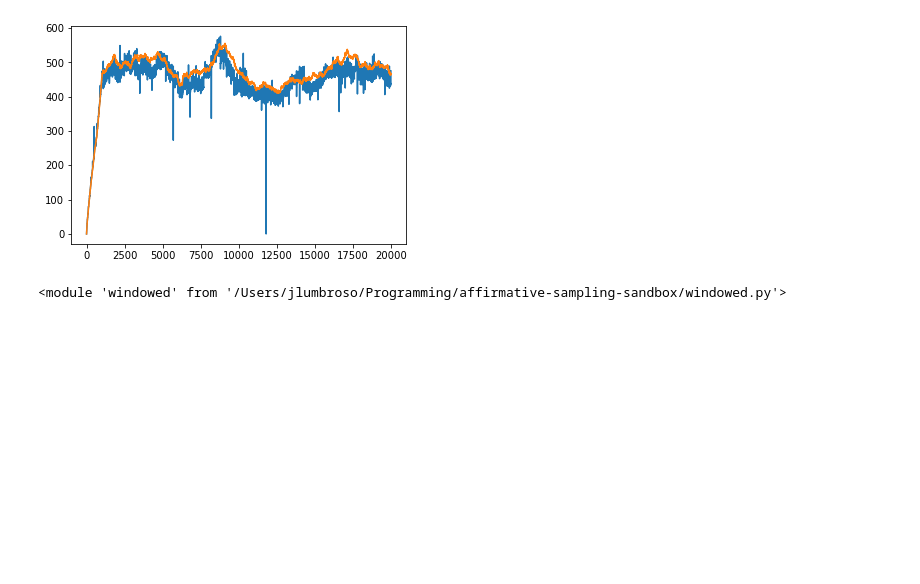
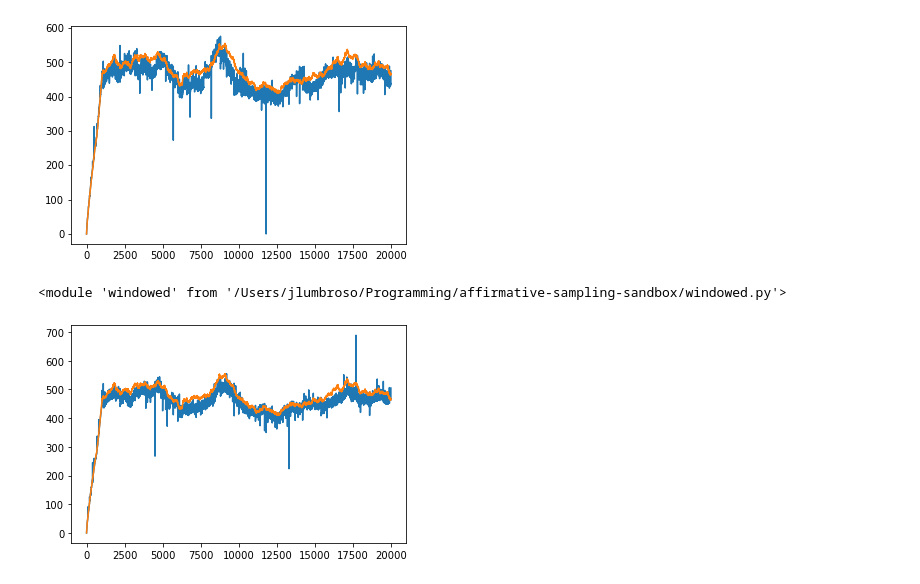
Before and after one commit to jlumbroso/affirmative-sampling-sandbox, a Jupyter notebook: WindowedSandbox3.ipynb, the cells around one changed output. Drawn from its saved outputs; the diff is of its cells as text; code cells hidden in the pictures; blank space fills up the shorter version.

Commit message:
Added `WindowedSimulator`

```diff
--- a/WindowedSandbox3.ipynb
+++ b/WindowedSandbox3.ipynb
@@ -347,3 +347,9 @@ import importlib
 importlib.reload(windowed)
 # %% [output]
 <module 'windowed' from '/Users/jlumbroso/Programming/affirmative-sampling-sandbox/windowed.py'>
+# %%
+ws1 = windowed.WindowedSimulator(windowed.WindowedV5BAffSample(k=500, m=11), mobydick_tokens[:20000]).run()
+# %%
+ws1.plot_card()
+# %% [output]
+[figure, added]
```
Also changed, not shown: 1 other file.
